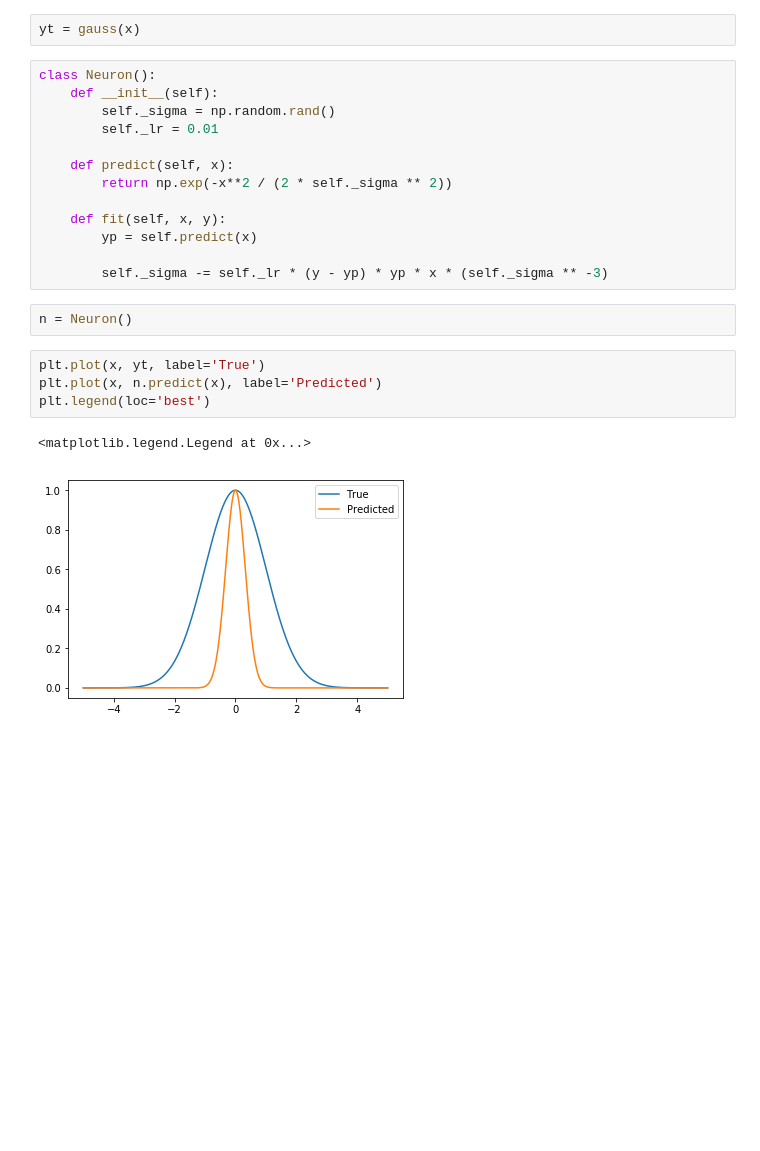
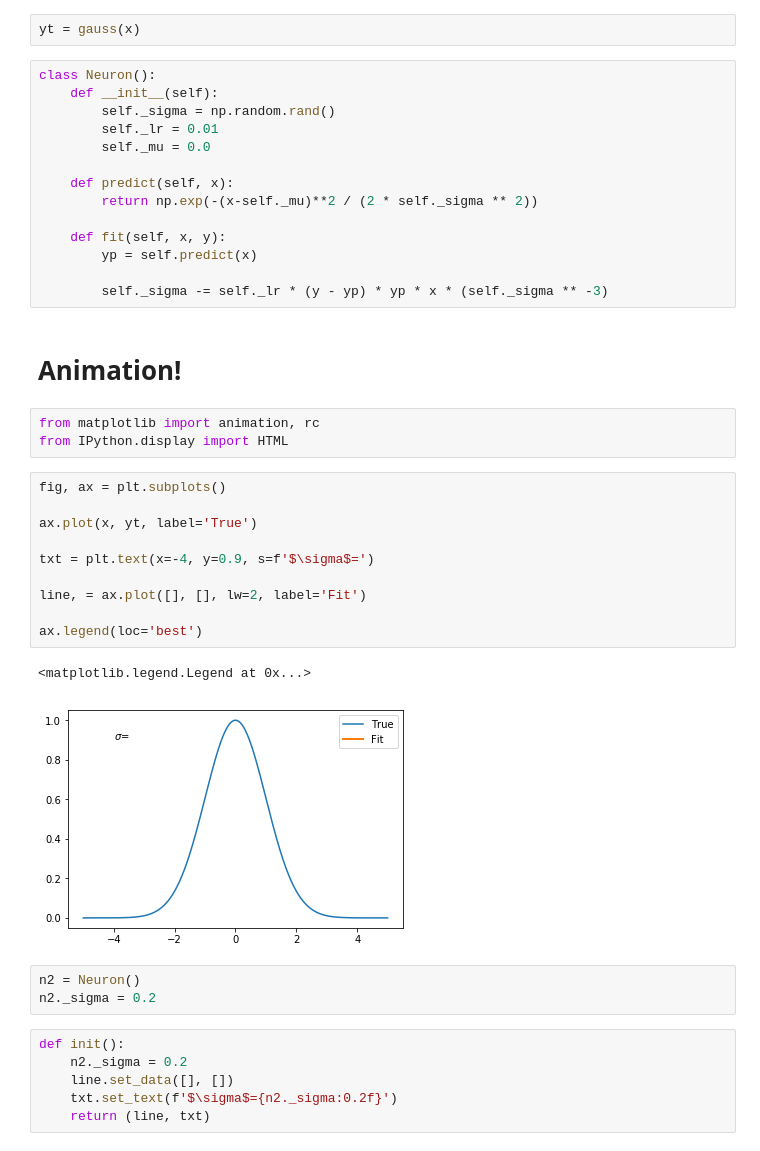
Before and after one commit to piovere/backprop, a Jupyter notebook: notebooks/04 - Gaussian Backprop.ipynb, the cells around one changed output. Drawn from its saved outputs; the diff is of its cells as text; blank space fills up the shorter version.

```diff
--- a/notebooks/04 - Gaussian Backprop.ipynb
+++ b/notebooks/04 - Gaussian Backprop.ipynb
@@ -27,20 +27,39 @@ class Neuron():
     def __init__(self):
         self._sigma = np.random.rand()
         self._lr = 0.01
+        self._mu = 0.0
 
     def predict(self, x):
-        return np.exp(-x**2 / (2 * self._sigma ** 2))
+        return np.exp(-(x-self._mu)**2 / (2 * self._sigma ** 2))
 
     def fit(self, x, y):
         yp = self.predict(x)
 
         self._sigma -= self._lr * (y - yp) * yp * x * (self._sigma ** -3)
-# %%
-n = Neuron()
-# %%
-plt.plot(x, yt, label='True')
-plt.plot(x, n.predict(x), label='Predicted')
-plt.legend(loc='best')
-# %% [output]
-<matplotlib.legend.Legend at 0x...>
-[figure, removed]
+# %% [markdown]
+# Animation!
+# %%
+from matplotlib import animation, rc
+from IPython.display import HTML
+# %%
+fig, ax = plt.subplots()
+
+ax.plot(x, yt, label='True')
+
+txt = plt.text(x=-4, y=0.9, s=f'$\sigma$=')
+
+line, = ax.plot([], [], lw=2, label='Fit')
+
+ax.legend(loc='best')
+# %% [output]
+<matplotlib.legend.Legend at 0x...>
+[figure, added]
+# %%
+n2 = Neuron()
+n2._sigma = 0.2
+# %%
+def init():
+    n2._sigma = 0.2
+    line.set_data([], [])
+    txt.set_text(f'$\sigma$={n2._sigma:0.2f}')
+    return (line, txt)
```
Also changed, not shown: parts of 11 cells of this notebook.
